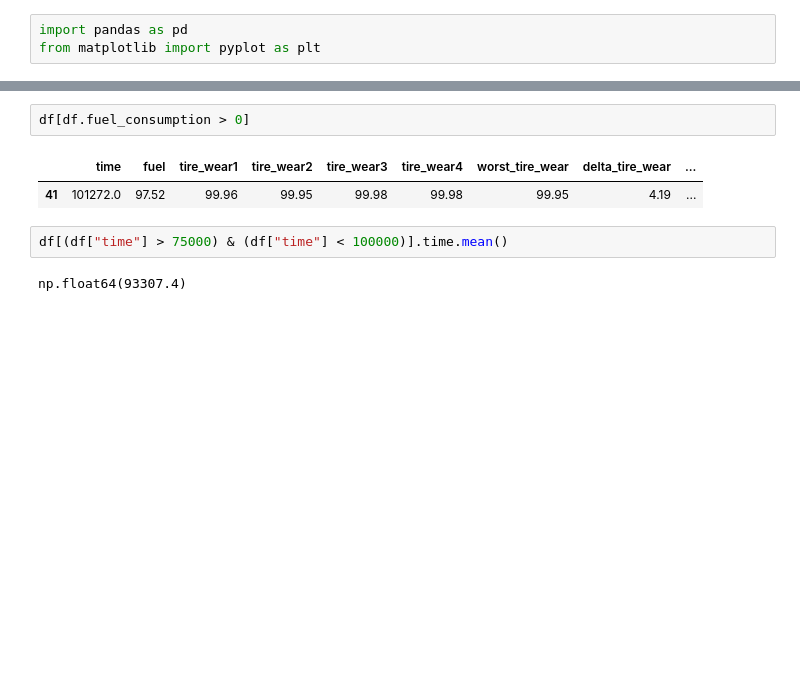
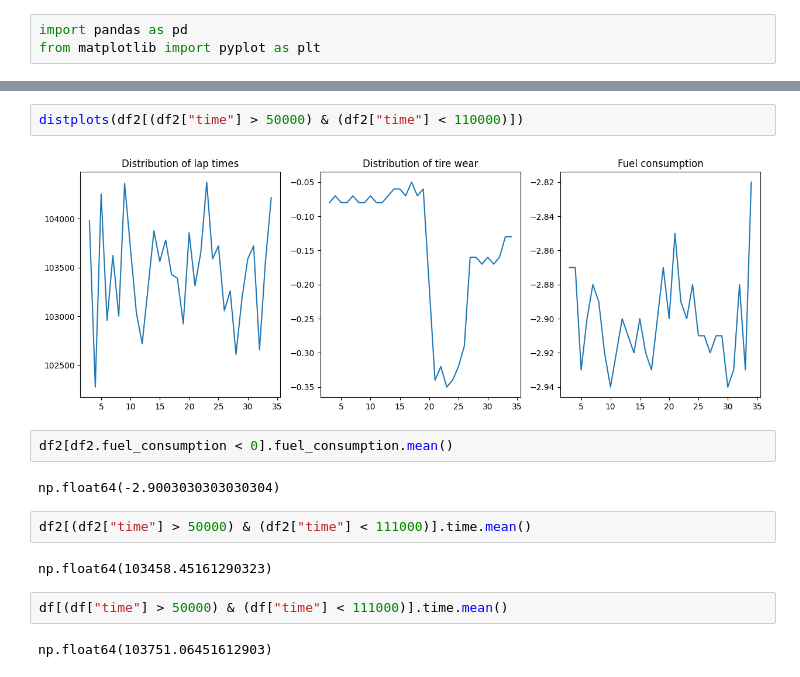
Before and after one commit to RakeJyals/assetto-corsa-analytica, a Jupyter notebook: lap-log-reader.ipynb, the cells around one changed output, grey strips where cells are left out. Cells and saved outputs as stored; diff of their text form; blank space fills up the shorter version.

```diff
--- a/lap-log-reader.ipynb
+++ b/lap-log-reader.ipynb
@@ -44,9 +47,16 @@ distplots(df[(df["time"] > 75000) & (df["time"] < 100000)])
+# %%
+distplots(df2[(df2["time"] > 50000) & (df2["time"] < 110000)])
+# %% [output]
+[figure, added]
 # %%
-df[df.fuel_consumption > 0]
+df2[df2.fuel_consumption < 0].fuel_consumption.mean()
 # %% [output]
-|  | time | fuel | tire_wear1 | tire_wear2 | tire_wear3 | tire_wear4 | worst_tire_wear | delta_tire_wear | ... |
-| 41 | 101272.0 | 97.52 | 99.96 | 99.95 | 99.98 | 99.98 | 99.95 | 4.19 | ... |
+np.float64(-2.9003030303030304)
 # %%
-df[(df["time"] > 75000) & (df["time"] < 100000)].time.mean()
+df2[(df2["time"] > 50000) & (df2["time"] < 111000)].time.mean()
 # %% [output]
-np.float64(93307.4)
+np.float64(103458.45161290323)
+# %%
+df[(df["time"] > 50000) & (df["time"] < 111000)].time.mean()
+# %% [output]
+np.float64(103751.06451612903)
```
Also changed, not shown: parts of 13 cells of this notebook.
